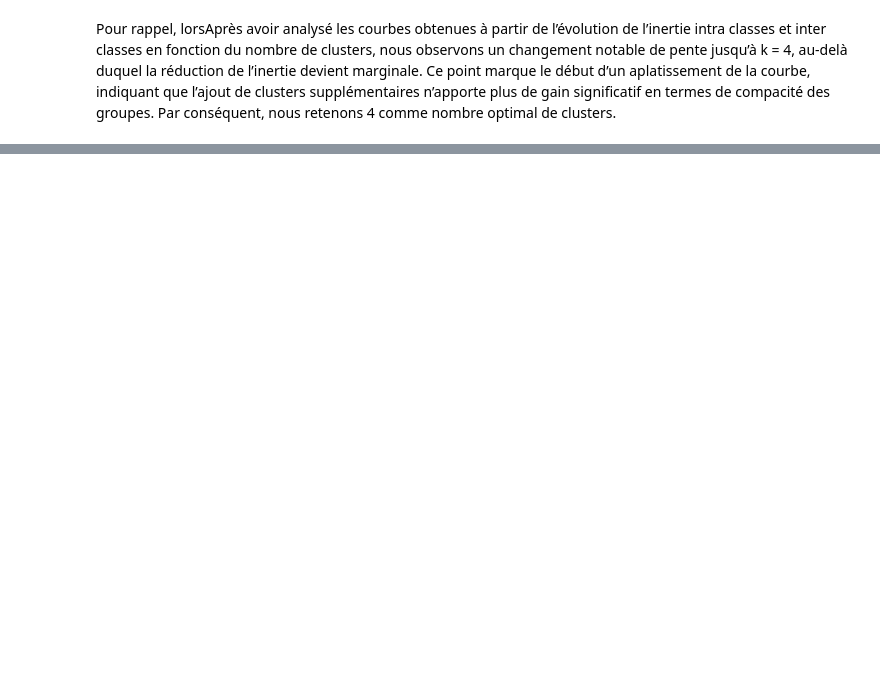
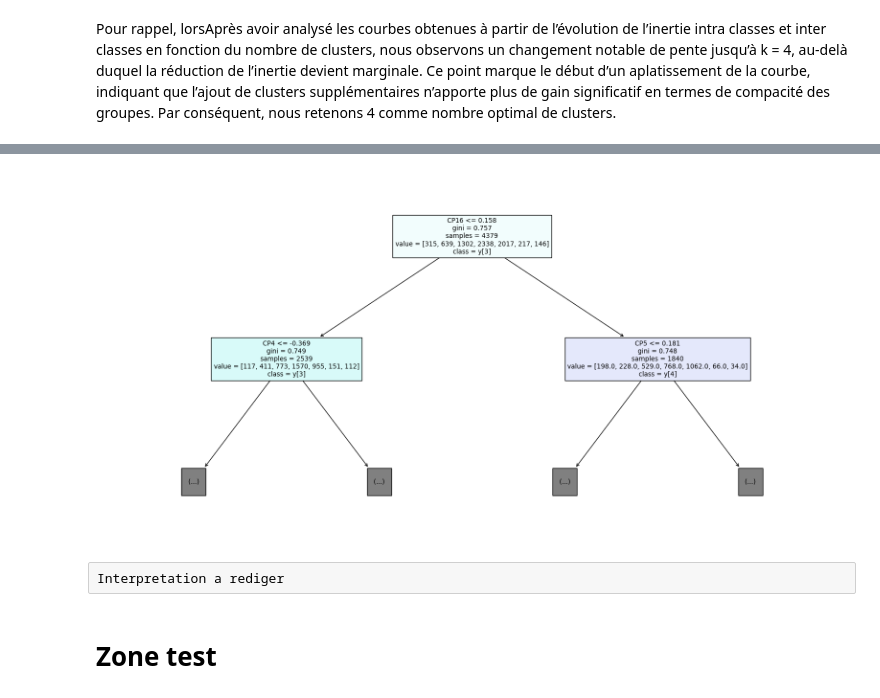
Before and after one commit to diallothierno0223/ANALYSE-DPE, a Jupyter notebook: projet.ipynb, the cells around one changed output, grey strips where cells are left out. Drawn from its saved outputs; the diff is of its cells as text; code cells hidden in the pictures; blank space fills up the shorter version.

Commit message:
prediction avec RandomForestClassifier

```diff
--- a/projet.ipynb
+++ b/projet.ipynb
@@ -1329,11 +1311,0 @@ print(f_crit)
-# %%
-res = []
-for i in df_clean.drop('clusters', axis=1).columns:
-    temp = agg_clean[i]
-    for j in C2n(list(range(4))) :
-        b_inf = (temp.iloc[j[0], 0] - temp.iloc[j[1], 0]) - 1.96 * np.sqrt( (temp.iloc[j[0], 1] / temp.iloc[j[0], 2] ) + (temp.iloc[j[1], 1] / temp.iloc[j[1], 2] ))
-        b_sup = (temp.iloc[j[0], 0] - temp.iloc[j[1], 0]) + 1.96 * np.sqrt( (temp.iloc[j[0], 1] / temp.iloc[j[0], 2] ) + (temp.iloc[j[1], 1] / temp.iloc[j[1], 2] ))
-        if b_inf < 0 < b_sup:
-            res.append(i)
-
-np.unique(res).shape
@@ -1364,0 +1350,17 @@ ssb
+# %%
+from sklearn.ensemble import RandomForestClassifier
+from sklearn.model_selection import train_test_split
+from sklearn.metrics import classification_report, accuracy_score, confusion_matrix
+
+X = normalisation(X1_proj[:, :26])
+y = df_clean['Etiquette_DPE'].values.reshape(-1, 1)
+
+
+# Séparer en ensemble d'entraînement et de test
+X_train, X_test, y_train, y_test = train_test_split(X, y, test_size=0.2)
+
+# Création du modèle Random Forest avec 200 arbres
+model = RandomForestClassifier(n_estimators=200)
+
+# Entraînement du modèle
+model.fit(X_train, y_train)
@@ -1364,0 +1401,19 @@ ssb
+# %%
+from sklearn.tree import plot_tree
+import matplotlib.pyplot as plt
+
+# Affiche le premier arbre
+plt.figure(figsize=(20, 10))
+plot_tree(model.estimators_[0],
+          filled=True,
+          feature_names=[f"CP{i}" for i in range(1, 27)],
+          class_names=True,
+          max_depth=1)  # on limite la profondeur pour que ce soit lisible
+
+plt.show()
+# %% [output]
+[figure, added]
+# %% [raw]
+Interpretation a rediger
+# %% [markdown]
+# Zone test
```
Also changed, not shown: parts of 26 cells of this notebook, 1 other file.
